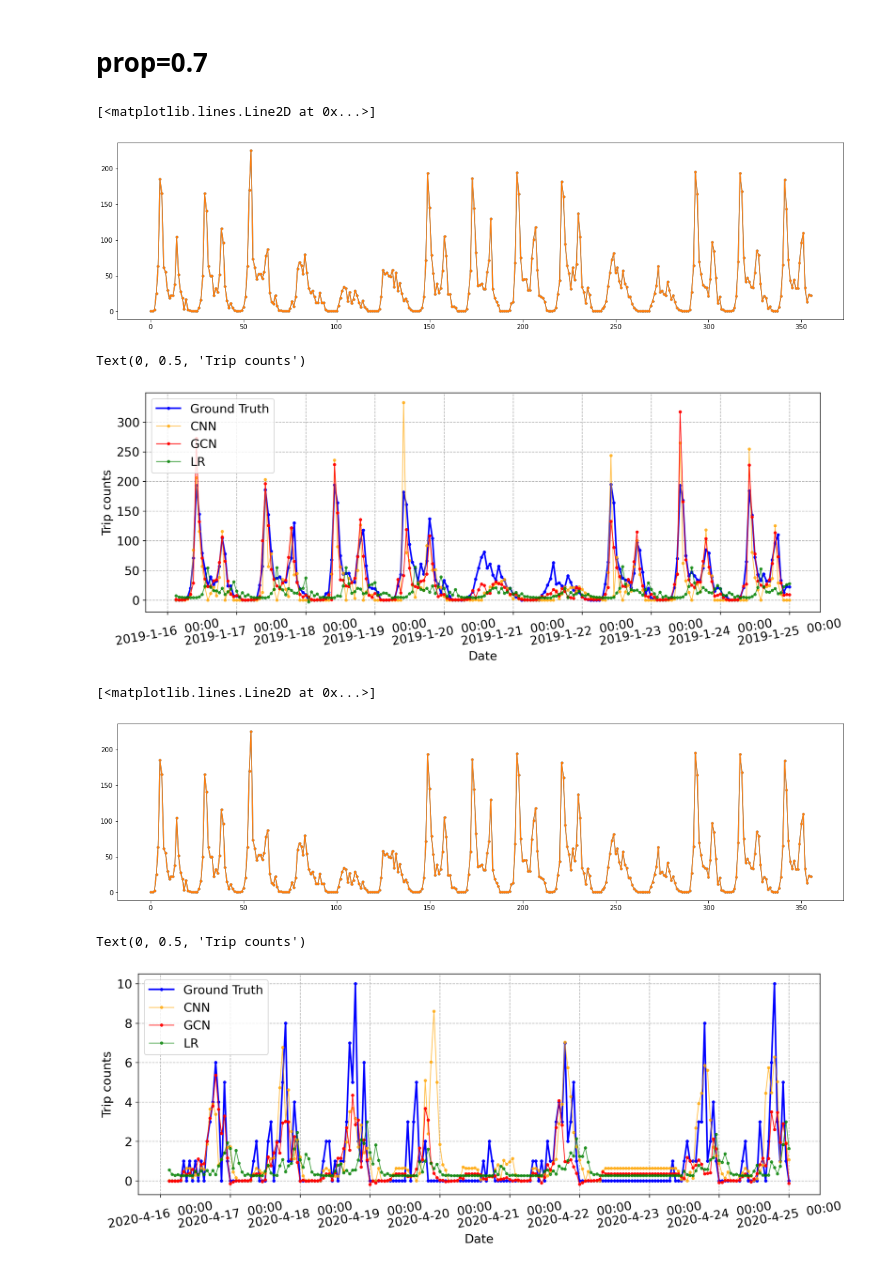
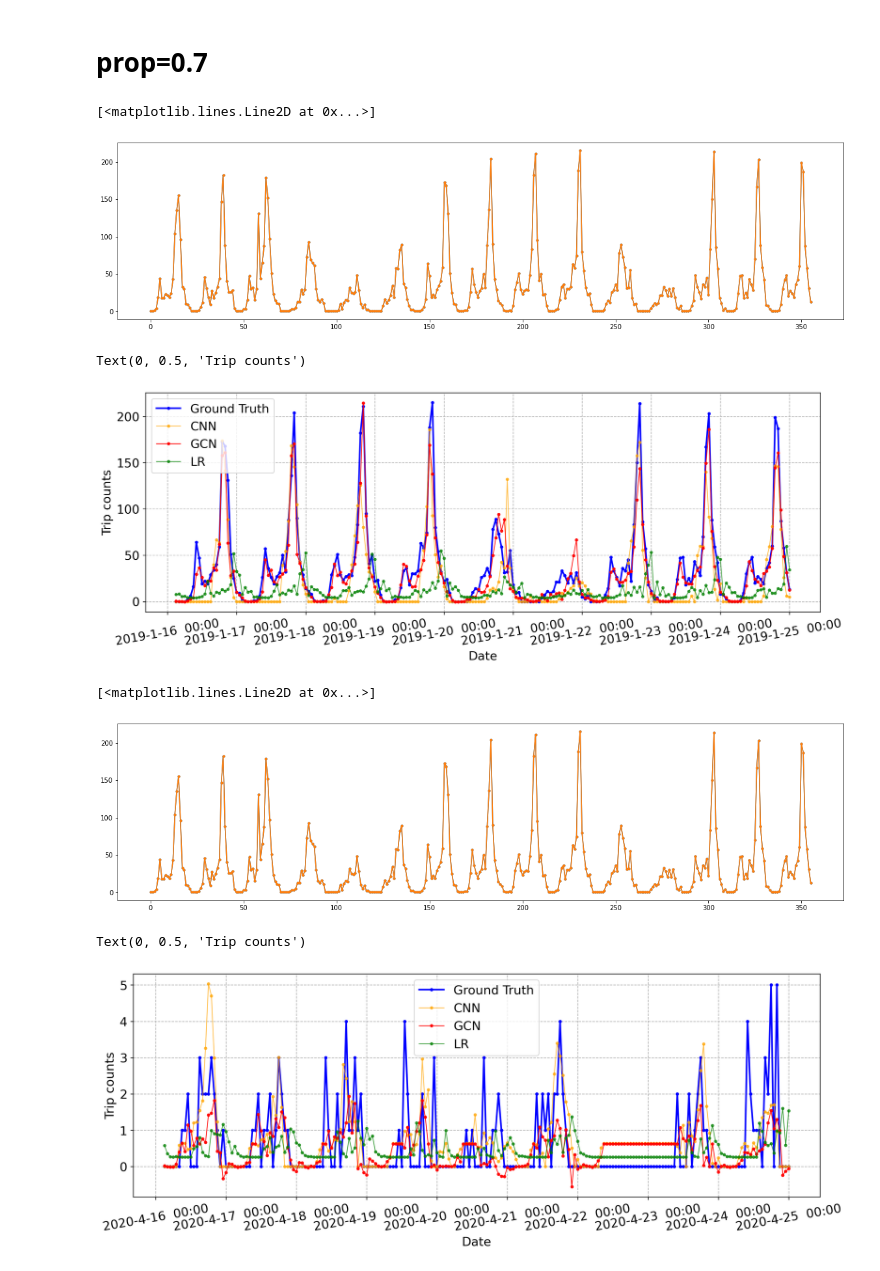
Before and after one commit to khzhang2/BART_Ridership_Prediction, a Jupyter notebook: Visualization.ipynb, the cells around one changed output. Saved outputs shown, nothing was run; the diff lists cells and outputs as text; code cells hidden in the pictures.

```diff
--- a/Visualization.ipynb
+++ b/Visualization.ipynb
@@ -110,8 +110,8 @@ Text(0, 0.5, 'Trip counts')
 # %% [markdown]
 # prop=0.7
 # %%
-org = 14  # 14 is downtown berkeley
-dest = 17  # 17 is sf financial center
+org = 17  # 14 is downtown berkeley
+dest = 14  # 17 is sf financial center
 # %%
 h = t_pre-1  # which time
 prop = 0.7
@@ -125,7 +125,7 @@ data = np.load('./res/%.1f/%s_%i.npy'%(0.5, 'labels', 2019)).T.reshape(4, 48, 48
 plt.plot(data[h, org, dest, :], '.-')
 # %% [output]
 [<matplotlib.lines.Line2D at 0x...>]
-[figure, old version]
+[figure, new version]
 # %%
 fs=15
 year = 2019
@@ -162,7 +162,7 @@ plt.xlabel('Date', fontsize=fs)
 plt.ylabel('Trip counts', fontsize=fs)
 # %% [output]
 Text(0, 0.5, 'Trip counts')
-[figure, old version]
+[figure, new version]
 # %%
 OD_2020 = np.load('/Volumes/GoogleDrive/My Drive/Graduate/SP22 CE 299/data/BART/hour data/3d_2020.npy')
 
@@ -172,7 +172,7 @@ data = np.load('./res/%.1f/%s_%i.npy'%(0.5, 'labels', 2019)).T.reshape(4, 48, 48
 plt.plot(data[h, org, dest, :], '.-')
 # %% [output]
 [<matplotlib.lines.Line2D at 0x...>]
-[figure, old version]
+[figure, new version]
 # %%
 fs = 15
 year = 2020
@@ -181,33 +181,33 @@ year = 2020
 model_lst = ['labels', 'conv', 'convgraph2', 'lr']
 legend_lst = ['Ground Truth', 'CNN', 'GCN', 'LR']
 color_lst = ['blue', 'orange', 'red', 'green']
 lw_lst = np.array([1., .5, .5, .5])*2
 alpha_lst = [1, .7, .9, .7]
 
 plt.figure(figsize=[15,5], dpi=225)
 
-org = 17
-dest = 20
+# org = 17
+# dest = 20
 for i in range(4):
     model = model_lst[i]
     color = color_lst[i]
     path = './res/%.1f/%s_%i.npy'%(prop, model, year)
     data = np.load(path)
     data = data.T.reshape(4, 48, 48, -1)
     plt.plot(data[h, org, dest, :], '.-', lw=lw_lst[i], alpha = alpha_lst[i], color=color, label=legend_lst[i])
 
 plt.legend(fontsize=fs)
 plt.grid(ls='--')
 
 x_coor = []
 x_coor_ticks = []
 for i in range(10):
     x_coor.append(360+i*24-360-h)
     x_coor_ticks.append('%i-4-%i  00:00'%(year, 16+i))
 plt.xticks(x_coor, x_coor_ticks, rotation=10, fontsize=fs)
 plt.yticks(fontsize=fs)
 plt.xlabel('Date', fontsize=fs)
 plt.ylabel('Trip counts', fontsize=fs)
 # %% [output]
 Text(0, 0.5, 'Trip counts')
-[figure, old version]
+[figure, new version]
```
